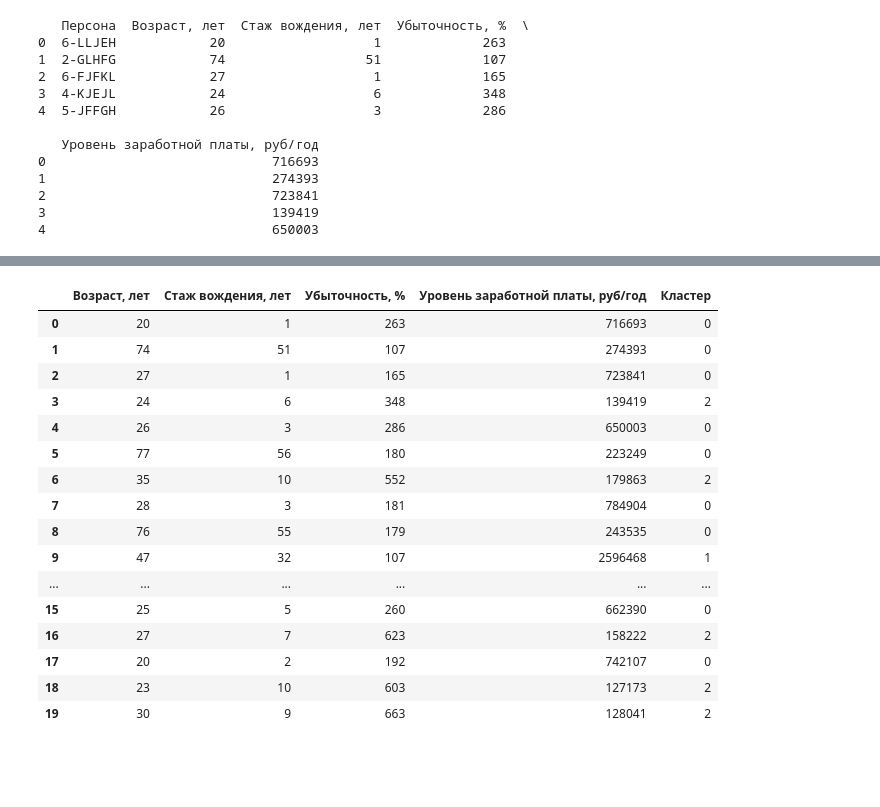
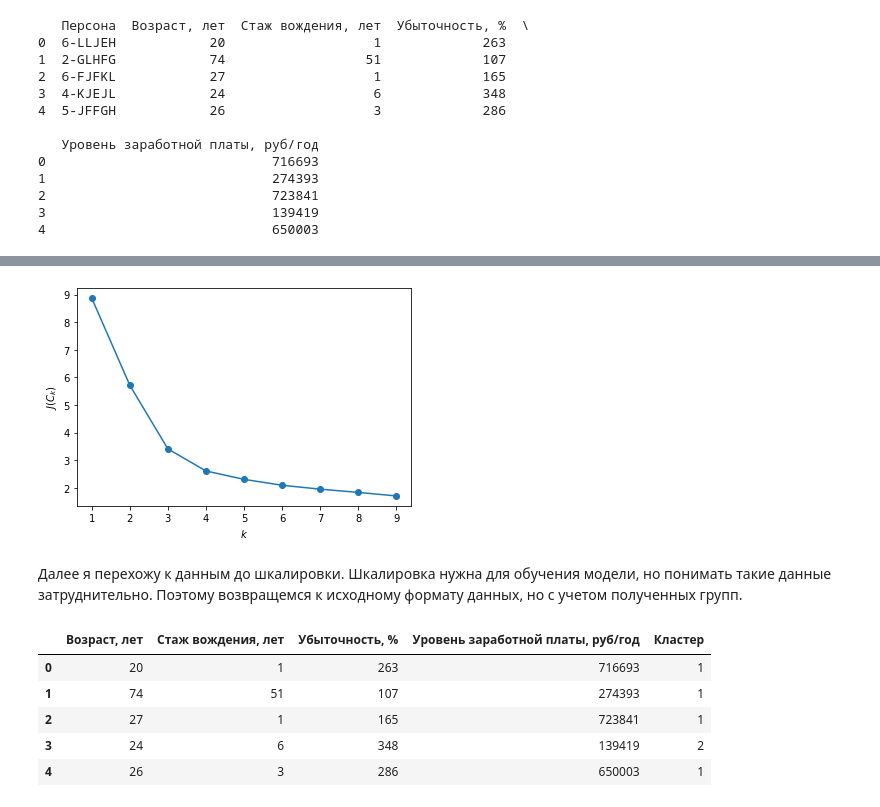
Before and after one commit to Malinariy/clustering_task, a Jupyter notebook: KMEANS_MODEL(шкалировано).ipynb, the cells around one changed output, grey strips where cells are left out. Saved outputs shown, nothing was run; the diff lists cells and outputs as text; code cells hidden in the pictures; blank space fills up the shorter version.

```diff
--- a/KMEANS_MODEL(шкалировано).ipynb
+++ b/KMEANS_MODEL(шкалировано).ipynb
@@ -162,21 +161,25 @@ df_l
+# %%
+inertia = []
+for k in range(1, 10):
+    k_means = KMeans(n_clusters=k, random_state=42).fit(x)
+    inertia.append(np.sqrt(k_means.inertia_))
+
+plt.plot(range(1, 10), inertia, marker='o')
+plt.xlabel('$k$')
+plt.ylabel('$J(C_k)$')
+plt.show()
+# %% [output]
+[figure, added]
+# %% [markdown]
+Далее я перехожу к данным до шкалировки. Шкалировка нужна для обучения модели, но понимать такие данные затруднительно. Поэтому возвращемся к исходному формату данных, но с учетом полученных групп.
 # %%
+df_l = df
 df_l['Кластер'] = model.labels_.astype(object)
-df_l.head(20)
+df_l.head()
 # %% [output]
 |  | Возраст, лет | Стаж вождения, лет | Убыточность, % | Уровень заработной платы, руб/год | Кластер |
-| 0 | 20 | 1 | 263 | 716693 | 0 |
-| 1 | 74 | 51 | 107 | 274393 | 0 |
-| 2 | 27 | 1 | 165 | 723841 | 0 |
+| 0 | 20 | 1 | 263 | 716693 | 1 |
+| 1 | 74 | 51 | 107 | 274393 | 1 |
+| 2 | 27 | 1 | 165 | 723841 | 1 |
 | 3 | 24 | 6 | 348 | 139419 | 2 |
-| 4 | 26 | 3 | 286 | 650003 | 0 |
-| 5 | 77 | 56 | 180 | 223249 | 0 |
-| 6 | 35 | 10 | 552 | 179863 | 2 |
-| 7 | 28 | 3 | 181 | 784904 | 0 |
-| 8 | 76 | 55 | 179 | 243535 | 0 |
-| 9 | 47 | 32 | 107 | 2596468 | 1 |
-| ... | ... | ... | ... | ... | ... |
-| 15 | 25 | 5 | 260 | 662390 | 0 |
-| 16 | 27 | 7 | 623 | 158222 | 2 |
-| 17 | 20 | 2 | 192 | 742107 | 0 |
-| 18 | 23 | 10 | 603 | 127173 | 2 |
-| 19 | 30 | 9 | 663 | 128041 | 2 |
+| 4 | 26 | 3 | 286 | 650003 | 1 |
```
Also changed, not shown: parts of 26 cells of this notebook, 1 other file.
